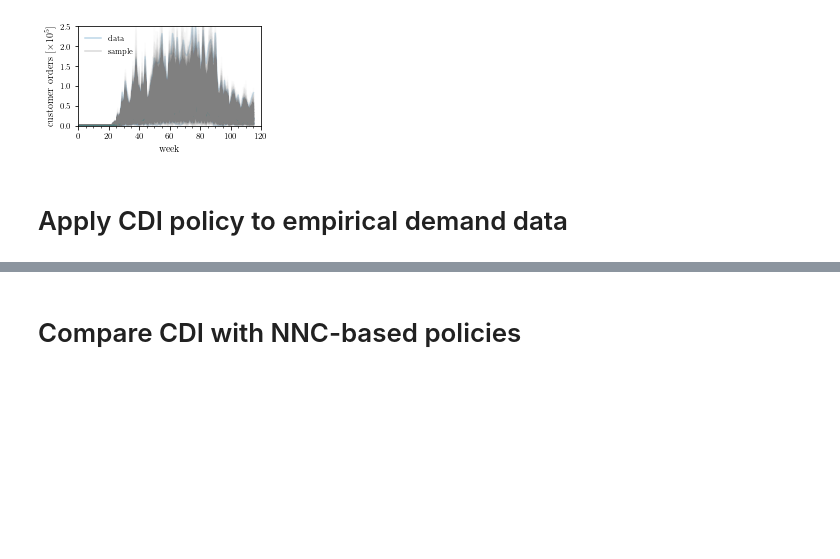
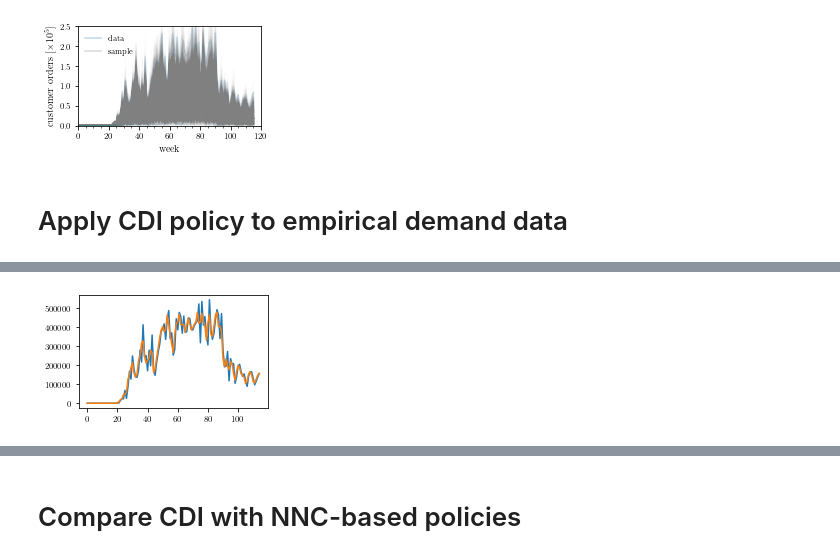
Before and after one commit to kushal-10/inventory-dynamics, a Jupyter notebook: MSOM_data/Gaussian_regression_third_gen.ipynb, the cells around one changed output, grey strips where cells are left out. Drawn from its saved outputs; the diff is of its cells as text; code cells hidden in the pictures; blank space fills up the shorter version.

```diff
--- a/MSOM_data/Gaussian_regression_third_gen.ipynb
+++ b/MSOM_data/Gaussian_regression_third_gen.ipynb
@@ -230,0 +260,7 @@ optimal_u3 = optimal_u1
+# %%
+plt.figure()
+plt.plot(optimal_u2_old)
+plt.plot(optimal_u2)
+plt.show()
+# %% [output]
+[figure, added]
```
Also changed, not shown: parts of 18 cells of this notebook, 4 other files.
